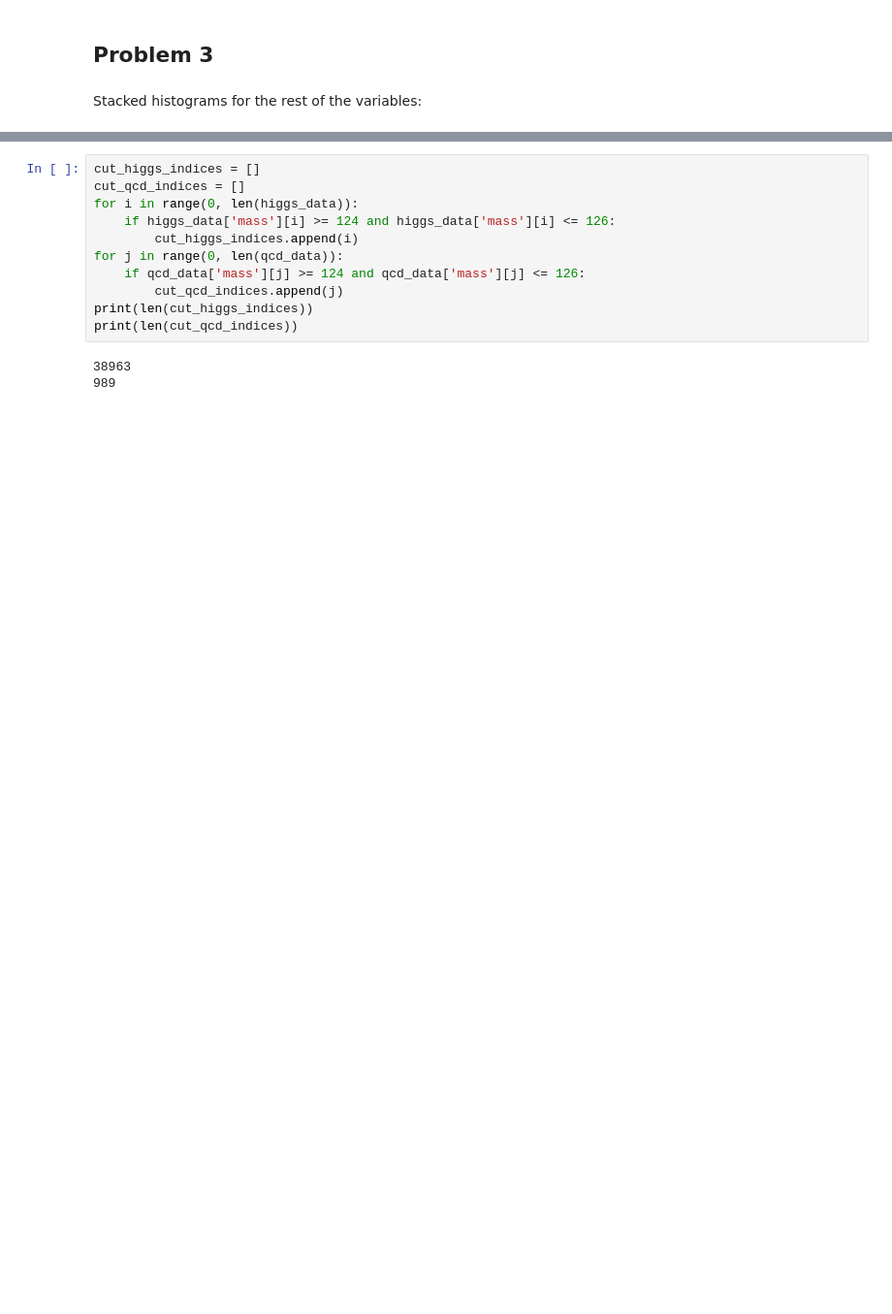
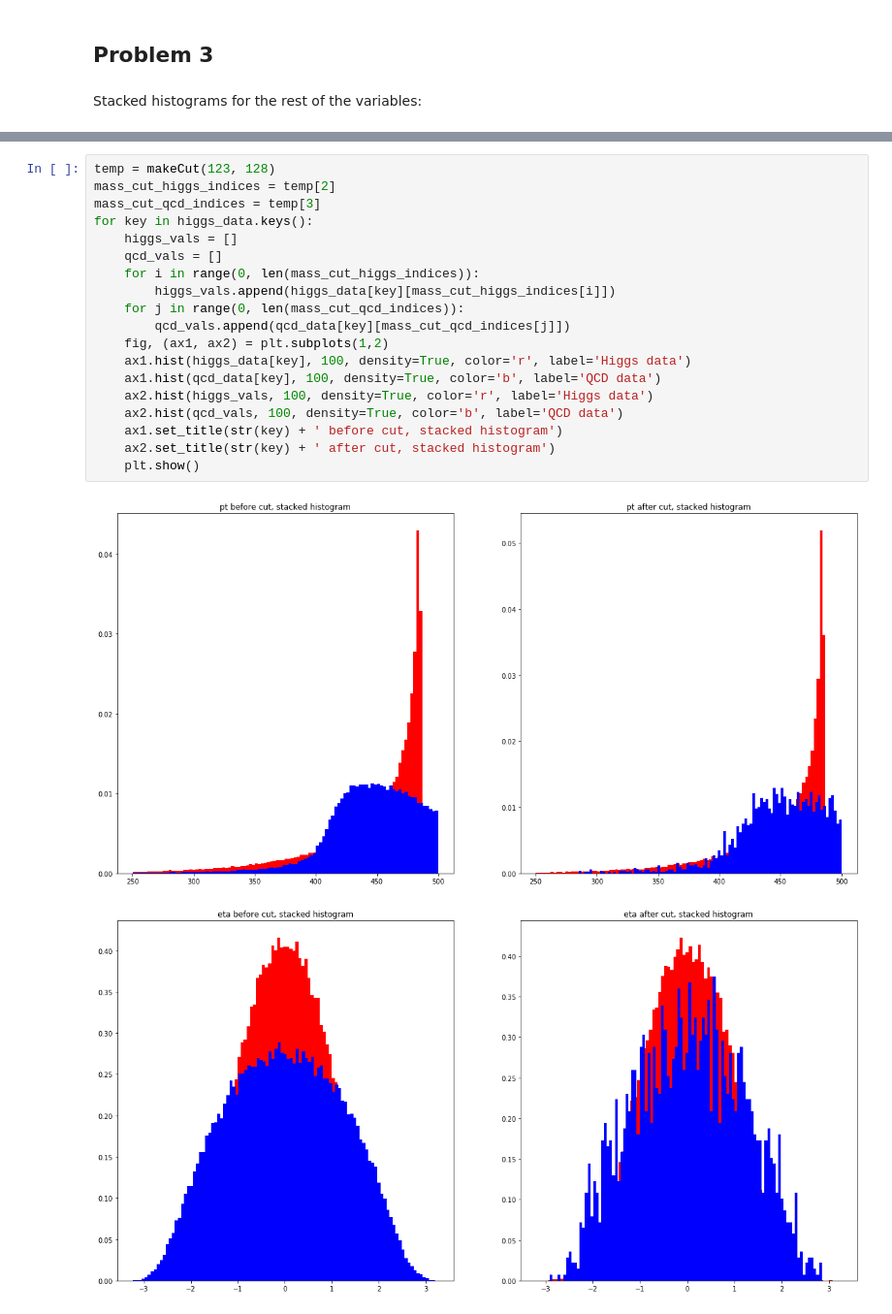
Before and after one commit to nroth12uw/Lab1_PHYS434, a Jupyter notebook: Lab7.ipynb, the cells around one changed output, grey strips where cells are left out. Shown at 97% size. Cells and saved outputs as stored; diff of their text form; blank space fills up the shorter version.

```diff
--- a/Lab7.ipynb
+++ b/Lab7.ipynb
@@ -143,14 +126,22 @@ for key in higgs_data.keys():
-# %%
-cut_higgs_indices = []
-cut_qcd_indices = []
-for i in range(0, len(higgs_data)):
-    if higgs_data['mass'][i] >= 124 and higgs_data['mass'][i] <= 126:
-        cut_higgs_indices.append(i)
-for j in range(0, len(qcd_data)):
-    if qcd_data['mass'][j] >= 124 and qcd_data['mass'][j] <= 126:
-        cut_qcd_indices.append(j)
-print(len(cut_higgs_indices))
-print(len(cut_qcd_indices))
-# %% [output]
-38963
-989
+# %%
+temp = makeCut(123, 128)
+mass_cut_higgs_indices = temp[2]
+mass_cut_qcd_indices = temp[3]
+for key in higgs_data.keys():
+    higgs_vals = []
+    qcd_vals = []
+    for i in range(0, len(mass_cut_higgs_indices)):
+        higgs_vals.append(higgs_data[key][mass_cut_higgs_indices[i]])
+    for j in range(0, len(mass_cut_qcd_indices)):
+        qcd_vals.append(qcd_data[key][mass_cut_qcd_indices[j]])
+    fig, (ax1, ax2) = plt.subplots(1,2)
+    ax1.hist(higgs_data[key], 100, density=True, color='r', label='Higgs data')
+    ax1.hist(qcd_data[key], 100, density=True, color='b', label='QCD data')
+    ax2.hist(higgs_vals, 100, density=True, color='r', label='Higgs data')
+    ax2.hist(qcd_vals, 100, density=True, color='b', label='QCD data')
+    ax1.set_title(str(key) + ' before cut, stacked histogram')
+    ax2.set_title(str(key) + ' after cut, stacked histogram')
+    plt.show()
+# %% [output]
+[figure, added]
+[figure, added]
```
Also changed, not shown: parts of 19 cells of this notebook.
